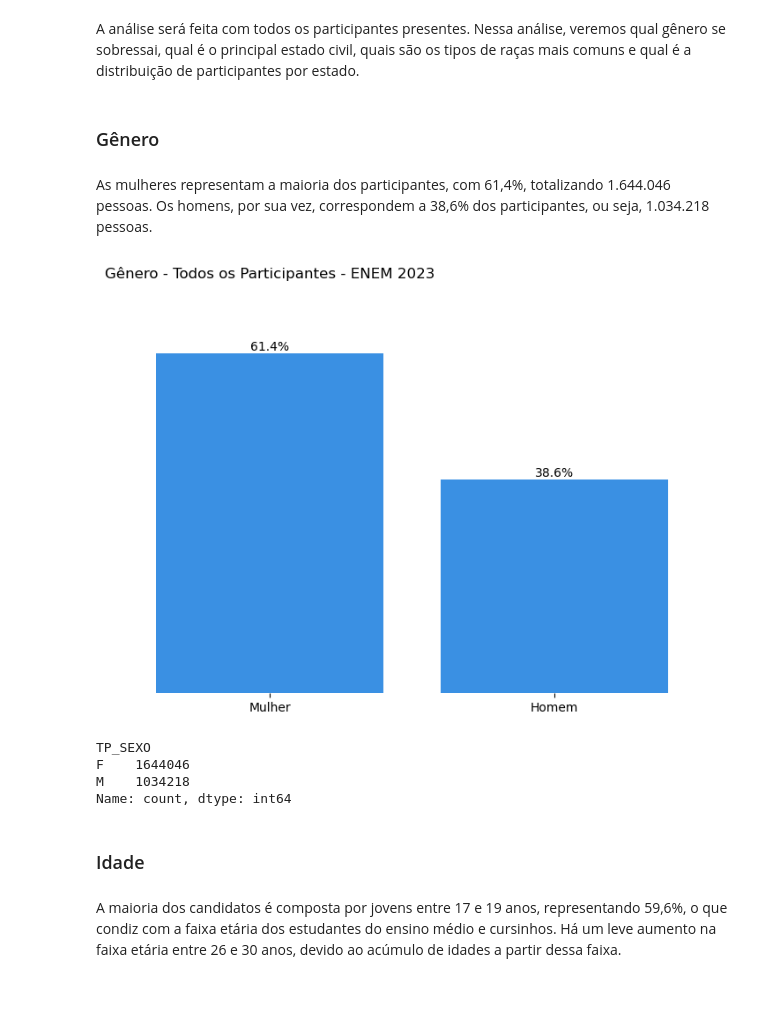
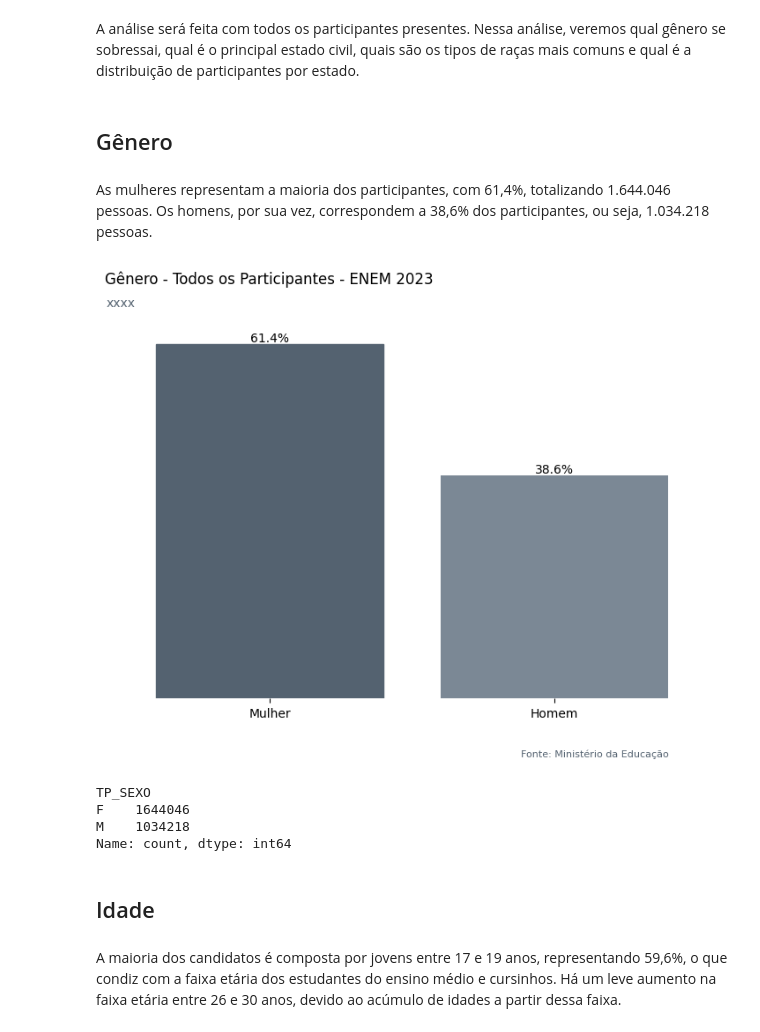
Before and after one commit to gabrielzerraa/EDA-ENEM_2023, a Jupyter notebook: ENEM 2023.ipynb, the cells around one changed output. Saved outputs shown, nothing was run; the diff lists cells and outputs as text; code cells hidden in the pictures; blank space fills up the shorter version.

```diff
--- a/ENEM 2023.ipynb
+++ b/ENEM 2023.ipynb
@@ -514,45 +512,34 @@ pd.DataFrame(dados)
 
 A análise será feita com todos os participantes presentes. Nessa análise, veremos qual gênero se sobressai, qual é o principal estado civil, quais são os tipos de raças mais comuns e qual é a distribuição de participantes por estado.
 # %% [markdown]
-### Gênero
+## Gênero
 # %% [markdown]
 
 As mulheres representam a maioria dos participantes, com 61,4%, totalizando 1.644.046 pessoas. Os homens, por sua vez, correspondem a 38,6% dos participantes, ou seja, 1.034.218 pessoas.
 # %%
-# Tamanho do Gráfico
 plt.figure(figsize=(9,6))
 
-# Plotar Gráfico
-ax = sns.countplot(df, x="TP_SEXO", color='#1e90ff')
+ax = sns.countplot(df, x="TP_SEXO", color='#778899')
 
-# Adicionar Titulo
 ax.set_title('Gênero - Todos os Participantes - ENEM 2023', loc='left', fontsize=12)
+plt.suptitle('xxxx', fontsize=10, x=0.145 ,y=0.87,  color='#546270')
+plt.figtext(s='Fonte: Ministério da Educação', fontsize=8, color='#546270', x=0.65, y=0)
 
-# Remover a legenda dos Eixos
 ax.set_xlabel('')
 ax.set_ylabel('')
-
-# Remover Gird
 ax.spines[['right', 'left', 'top', 'bottom']].set_visible(False)
-
-# Remover Legenda
 plt.yticks([])
-# Modificar Legenda
 plt.xticks([0, 1], ['Mulher', 'Homem'])
 
-# Total
 total = df['TP_SEXO'].count()
+ax.bar_label(ax.containers[0], fmt=lambda x: f'{(x/total)*100:0.1f}%')
+bars = ax.patches
+bars[0].set_color('#546270')
 
-# Adicionar anotações nas barras
-ax.bar_label(ax.containers[0], fmt=lambda x: f'{(x/total)*100:0.1f}%')
-
-# Adicionar margens
-ax.margins(x=0.1, y=0.2)
-
-# Visualizar o gráfico
+ax.margins(x=0.1, y=0.15)
 plt.show()
 # %% [output]
-[figure, old version]
+[figure, new version]
 # %%
 df['TP_SEXO'].value_counts()
 # %% [output]
@@ -561,7 +548,7 @@ F    1644046
 M    1034218
 Name: count, dtype: int64
 # %% [markdown]
-### Idade
+## Idade
 # %% [markdown]
 
 A maioria dos candidatos é composta por jovens entre 17 e 19 anos, representando 59,6%, o que condiz com a faixa etária dos estudantes do ensino médio e cursinhos. Há um leve aumento na faixa etária entre 26 e 30 anos, devido ao acúmulo de idades a partir dessa faixa.
```
Also changed, not shown: parts of 27 cells of this notebook.
